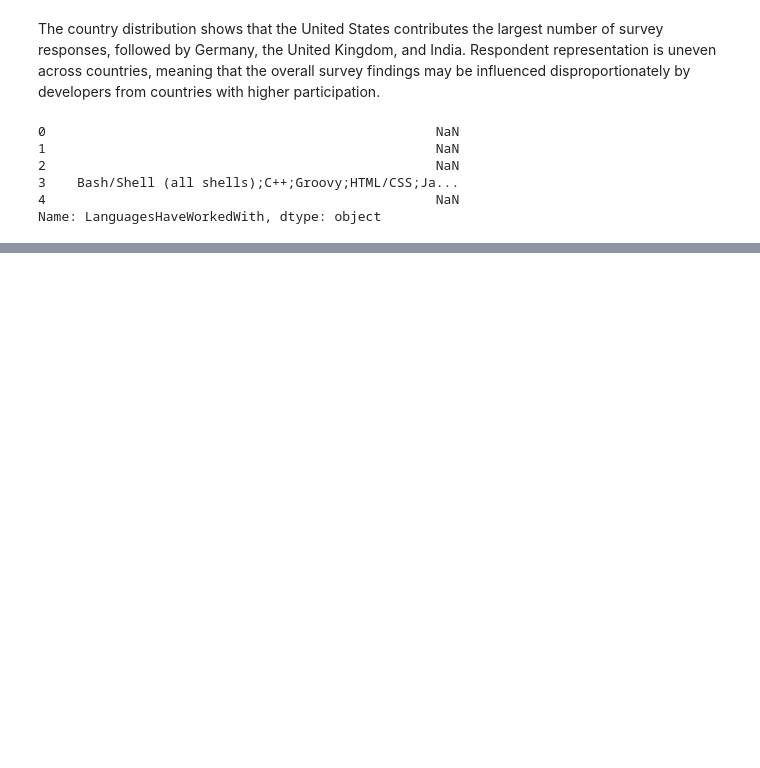
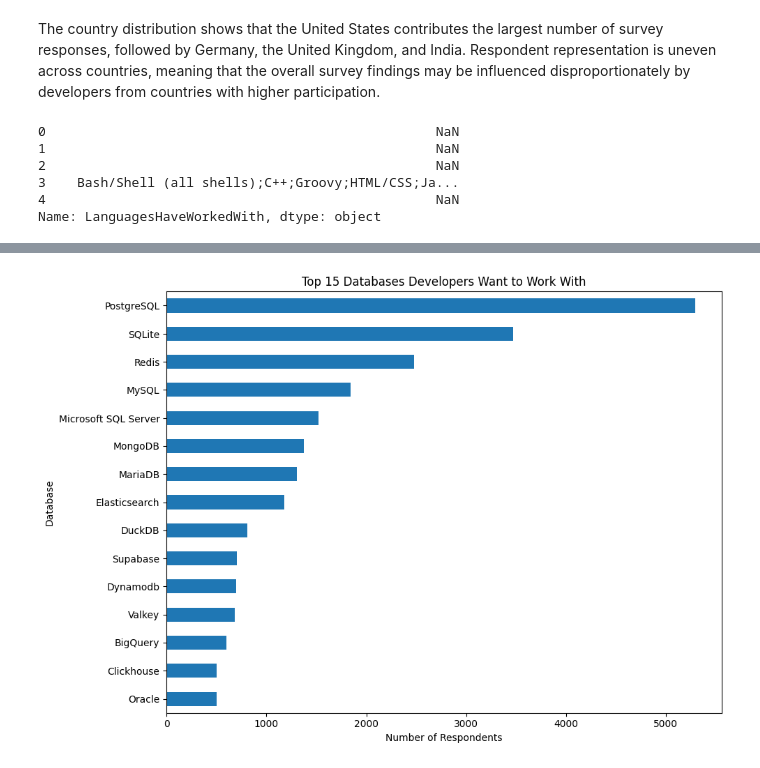
Before and after one commit to SandaruNipuna1/developer-survey-eda, a Jupyter notebook: developer_survey_eda.ipynb, the cells around one changed output, grey strips where cells are left out. Cells and saved outputs as stored; diff of their text form; code cells hidden in the pictures; blank space fills up the shorter version.

```diff
--- a/developer_survey_eda.ipynb
+++ b/developer_survey_eda.ipynb
@@ -232,0 +336,15 @@ Name: LanguagesHaveWorkedWith, dtype: object
+# %%
+# Extract desired database responses
+databases_wanted = df['DatabasesWantToWorkWith'].dropna()
+
+# Split multiple database responses
+databases_wanted = databases_wanted.str.split(';')
+
+# Flatten the lists
+databases_wanted = databases_wanted.explode()
+
+# Count each database
+wanted_database_counts = databases_wanted.value_counts()
+
+# Display top 15
+wanted_database_counts.head(15)
@@ -232,0 +369,17 @@ Name: LanguagesHaveWorkedWith, dtype: object
+# %%
+# Select the top 15 databases developers want to use
+top_wanted_databases = wanted_database_counts.head(15)
+
+# Create the chart
+plt.figure(figsize=(10, 7))
+
+top_wanted_databases.sort_values().plot(kind='barh')
+
+plt.title('Top 15 Databases Developers Want to Work With')
+plt.xlabel('Number of Respondents')
+plt.ylabel('Database')
+
+plt.tight_layout()
+plt.show()
+# %% [output]
+[figure, added]
```
Also changed, not shown: parts of 11 cells of this notebook.
